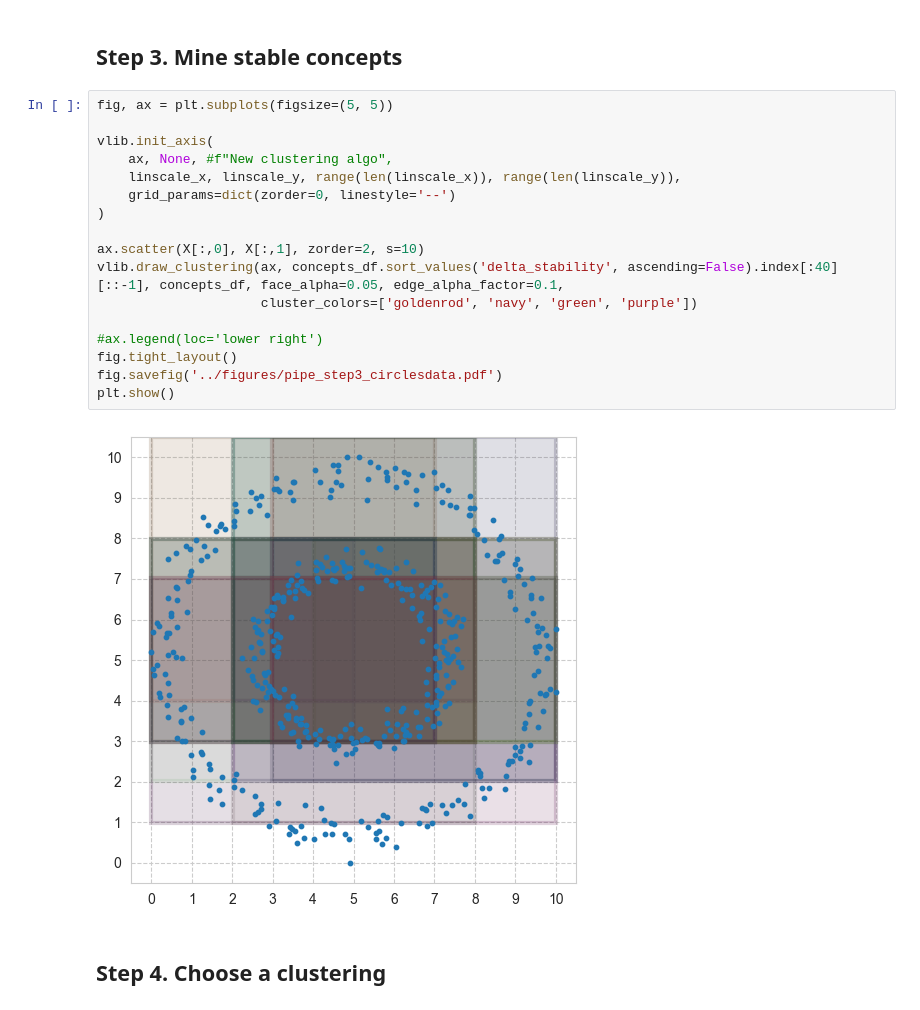
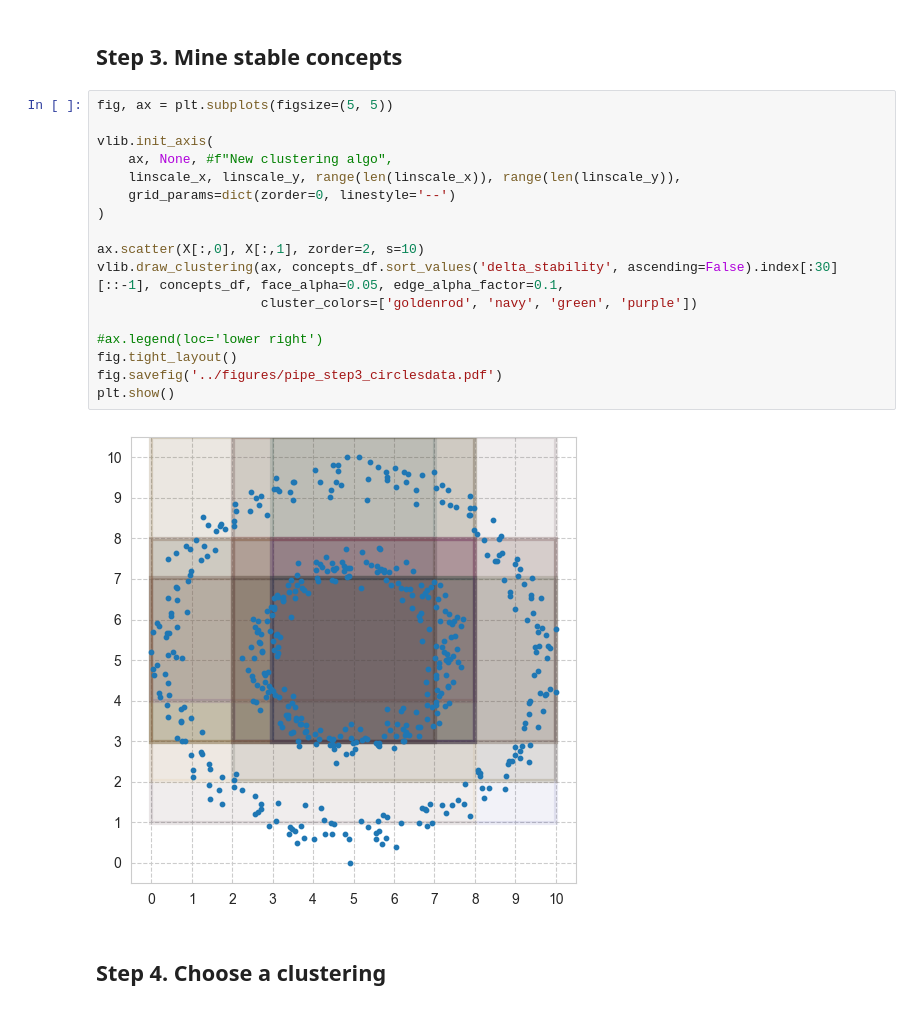
Before and after one commit to EgorDudyrev/Paper_StablePatternClustering, a Jupyter notebook: notebooks/3.09_Refine_pipeline_plots.ipynb, the cells around one changed output. Drawn from its saved outputs; the diff is of its cells as text.

```diff
--- a/notebooks/3.09_Refine_pipeline_plots.ipynb
+++ b/notebooks/3.09_Refine_pipeline_plots.ipynb
@@ -167,22 +156,22 @@ plt.show()
 # %%
 fig, ax = plt.subplots(figsize=(5, 5))
 
 vlib.init_axis(
     ax, None, #f"New clustering algo",
     linscale_x, linscale_y, range(len(linscale_x)), range(len(linscale_y)),
     grid_params=dict(zorder=0, linestyle='--')
 )
 
 ax.scatter(X[:,0], X[:,1], zorder=2, s=10)
-vlib.draw_clustering(ax, concepts_df.sort_values('delta_stability', ascending=False).index[:40][::-1], concepts_df, face_alpha=0.05, edge_alpha_factor=0.1,
+vlib.draw_clustering(ax, concepts_df.sort_values('delta_stability', ascending=False).index[:30][::-1], concepts_df, face_alpha=0.05, edge_alpha_factor=0.1,
                      cluster_colors=['goldenrod', 'navy', 'green', 'purple'])
 
 #ax.legend(loc='lower right')
 fig.tight_layout()
 fig.savefig('../figures/pipe_step3_circlesdata.pdf')
 plt.show()
 # %% [output]
-[figure, old version]
+[figure, new version]
 # %% [markdown]
 ## Step 4. Choose a clustering
 # %%
```
Also changed, not shown: parts of 8 cells of this notebook, 6 other files.
